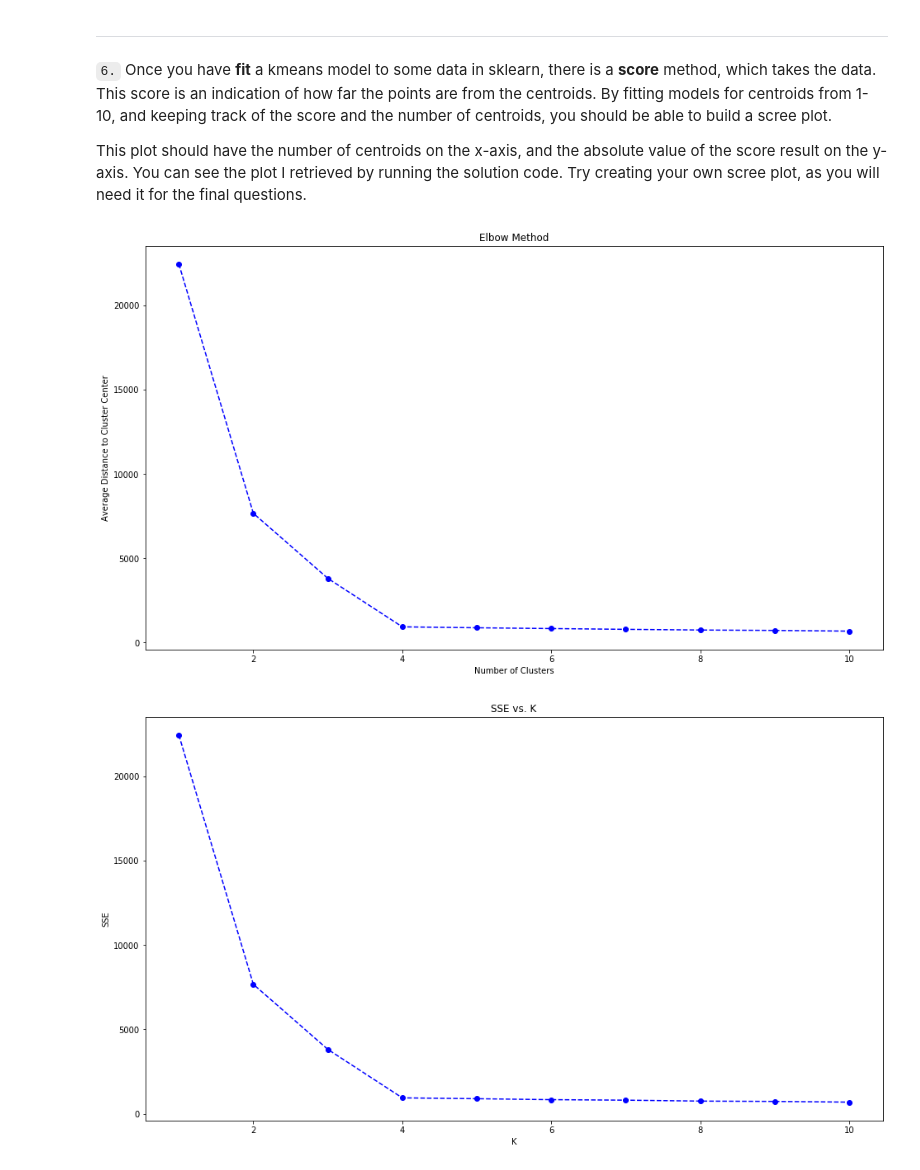
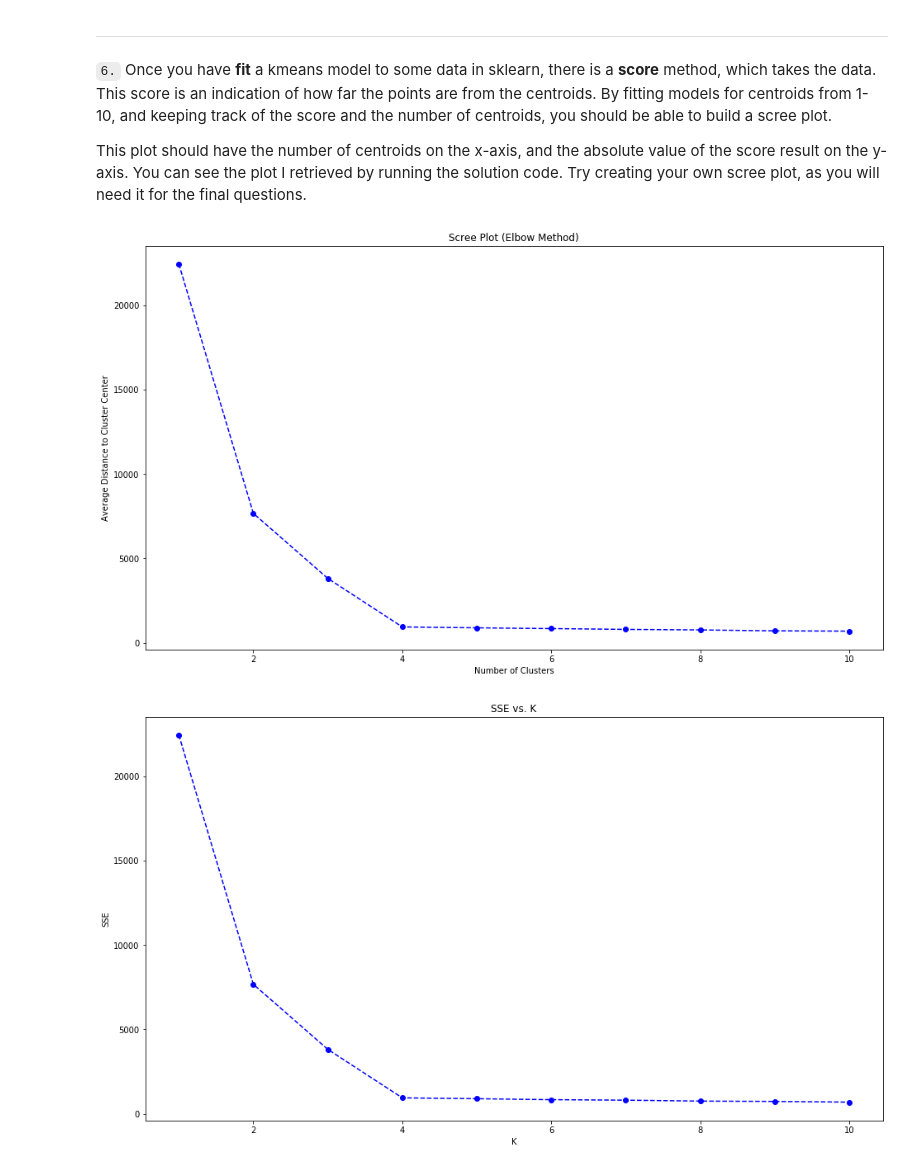
Before and after one commit to CodeInDna/Data-Science-Exercises, a Jupyter notebook: UnSupervised_Learning/01_Clustering/02_Changing_K.ipynb, the cells around one changed output. Saved outputs shown, nothing was run; the diff lists cells and outputs as text; code cells hidden in the pictures.

```diff
--- a/UnSupervised_Learning/01_Clustering/02_Changing_K.ipynb
+++ b/UnSupervised_Learning/01_Clustering/02_Changing_K.ipynb
@@ -114,35 +114,35 @@ def get_kmeans_score(data, centers):
     returns the kmeans score regarding SSE for points to centers
     INPUT:
         data - the dataset you want to fit kmeans to
         center - the number of centers you want (the k value)
     OUTPUT:
         score - the SSE score for the kmeans model fit to the data
     '''
     #instantiate kmeans
     kmeans = KMeans(n_clusters=centers)
 
     # Then fit the model to your data using the fit method
     model = kmeans.fit(data)
 
     # Obtain a score related to the model fit
     score = np.abs(model.score(data))
 
     # print(kmeans.cluster_centers_)  # Code to find the coordinates of centroids of clusters
 
     return score
 
 scores = []
 centers = list(range(1, 11))
 
 for center in centers:
     scores.append(get_kmeans_score(data, centers=center))
 
 plt.plot(centers, scores, marker='o', linestyle='--', c='b')
 plt.xlabel('Number of Clusters')
 plt.ylabel('Average Distance to Cluster Center')
-plt.title('Elbow Method');
+plt.title('Scree Plot (Elbow Method)');
 # %% [output]
-[figure, old version]
+[figure, new version]
 # %%
 # Run our solution
 centers, scores = h.fit_mods()
```
